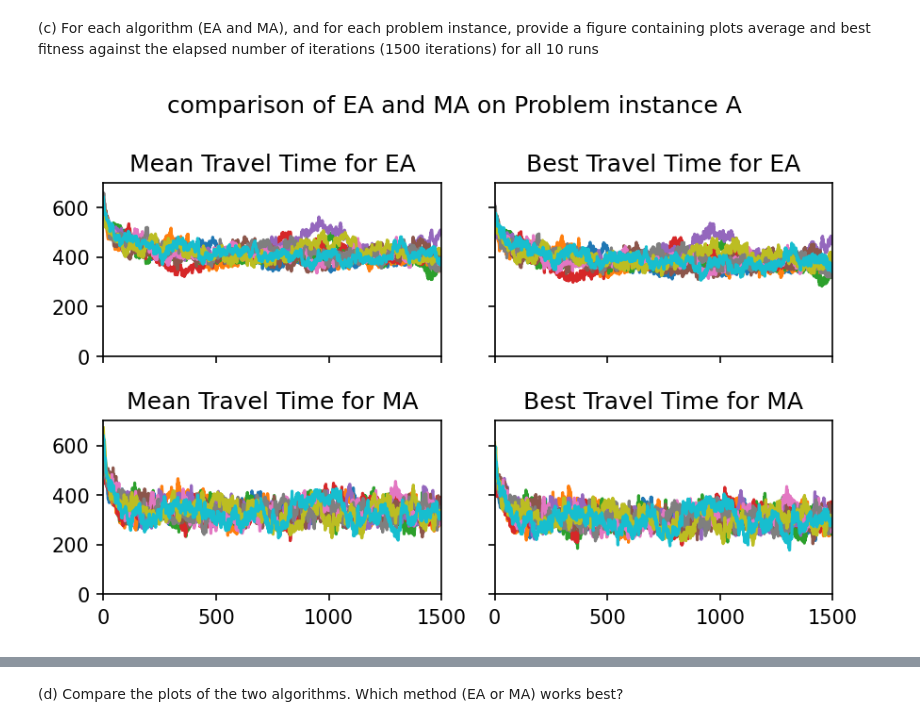
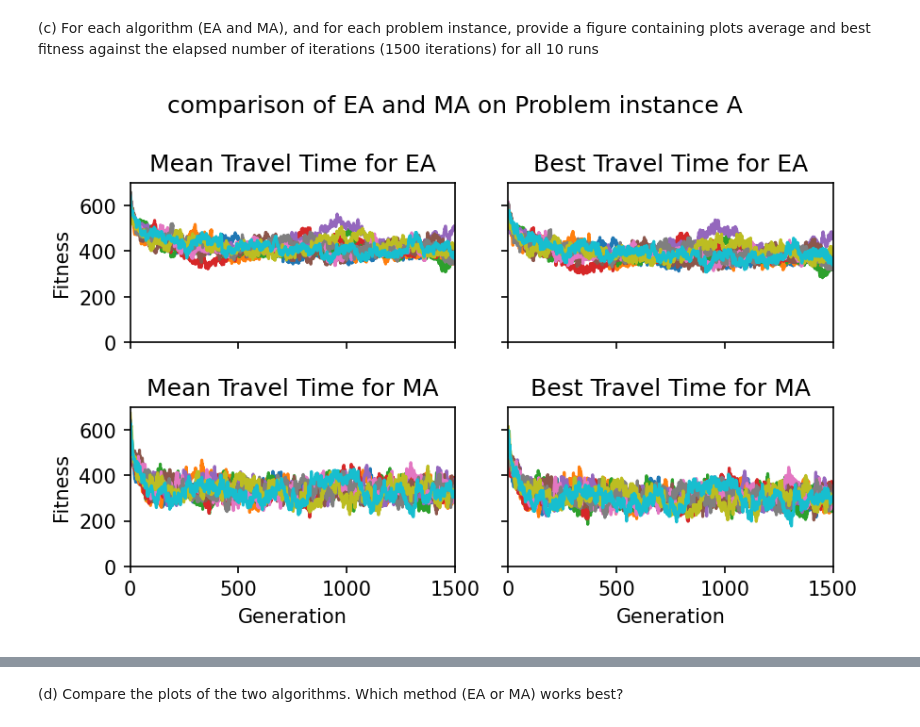
Before and after one commit to JanSchering/natural_computing, a Jupyter notebook: assignment_1/Ex6.ipynb, the cells around one changed output, grey strips where cells are left out. Saved outputs shown, nothing was run; the diff lists cells and outputs as text; code cells hidden in the pictures.

```diff
--- a/assignment_1/Ex6.ipynb
+++ b/assignment_1/Ex6.ipynb
@@ -335,22 +349,24 @@ iterations (1500 iterations) for all 10 runs
 # %%
 # Plot comparison of EA and MA on Problem instance A
 fig, axs = plt.subplots(2, 2, facecolor='w', sharex=True, sharey=True)
 plt.xlim(0, 1500)
 plt.ylim(0, 700)
 for i in range(10):
     axs[0][0].plot(np.arange(max_gens), [stat[0] for stat in a_EA_stats[i]])
     axs[0][1].plot(np.arange(max_gens), [stat[2] for stat in a_EA_stats[i]])
     axs[1][0].plot(np.arange(max_gens), [stat[0] for stat in a_MA_stats[i]])
     axs[1][1].plot(np.arange(max_gens), [stat[2] for stat in a_MA_stats[i]])
 axs[0][0].title.set_text("Mean Travel Time for EA")
 axs[0][1].title.set_text("Best Travel Time for EA")
 axs[1][0].title.set_text("Mean Travel Time for MA")
 axs[1][1].title.set_text("Best Travel Time for MA")
+plt.setp(axs[-1, :], xlabel='Generation')
+plt.setp(axs[:, 0], ylabel='Fitness')
 fig.suptitle("comparison of EA and MA on Problem instance A")
 fig.tight_layout()
 fig.set_dpi(150)
 # %% [output]
-[figure, old version]
+[figure, new version]
 # %%
 # Plot comparison of EA and MA on Problem instance B
 fig, axs = plt.subplots(2,2, facecolor='w', sharex=True, sharey=True)
```
Also changed, not shown: parts of 6 cells of this notebook.
